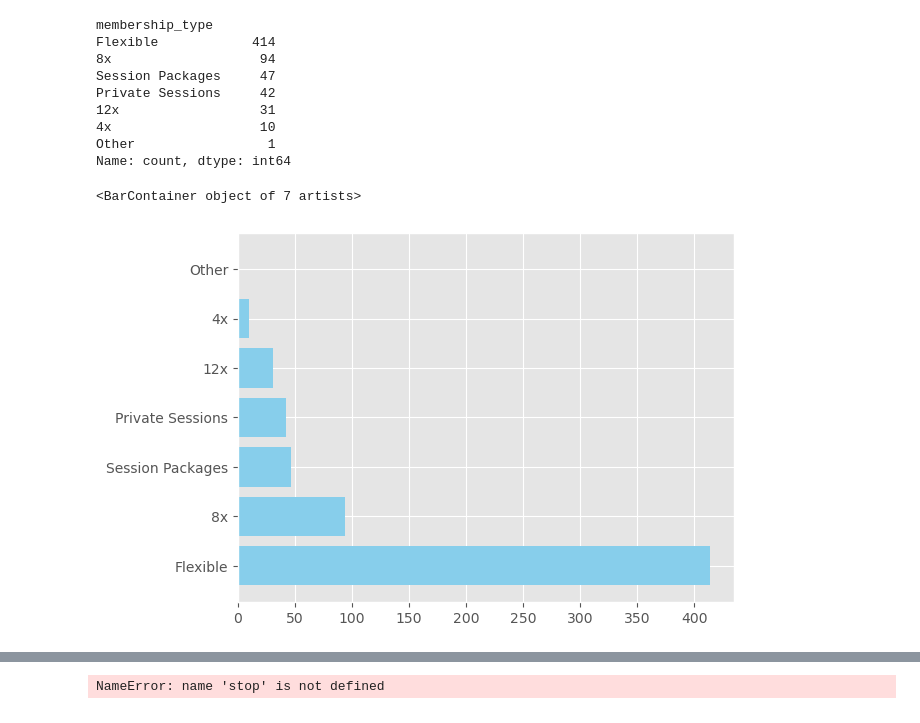
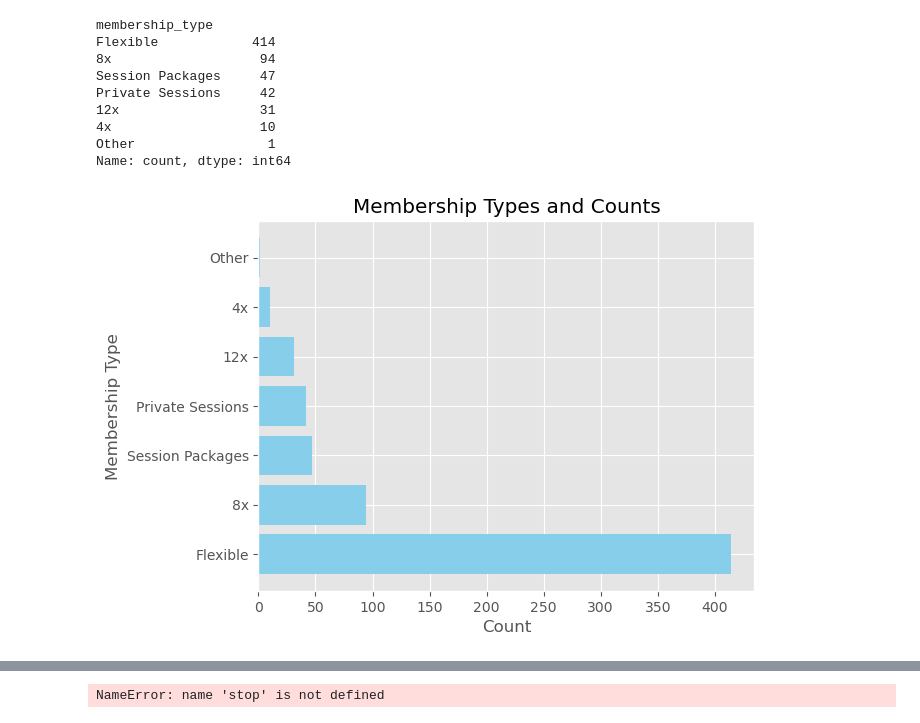
Before and after one commit to elijahlopez94/trends_in_supplemental_education_program, a Jupyter notebook: eda_notebook.ipynb, the cells around one changed output, grey strips where cells are left out. Drawn from its saved outputs; the diff is of its cells as text; code cells hidden in the pictures.

```diff
--- a/eda_notebook.ipynb
+++ b/eda_notebook.ipynb
@@ -746,8 +747,12 @@ Name: count, dtype: int64
 # %%
 x = accounts['membership_type'].value_counts().index
 y = accounts['membership_type'].value_counts().values
 
 plt.barh(x, y, color='skyblue')
+
+plt.title('Membership Types and Counts');
+plt.xlabel('Count')
+plt.ylabel('Membership Type')
+plt.show();
 # %% [output]
-<BarContainer object of 7 artists>
-[figure, old version]
+[figure, new version]
```
Also changed, not shown: parts of 23 cells of this notebook.
